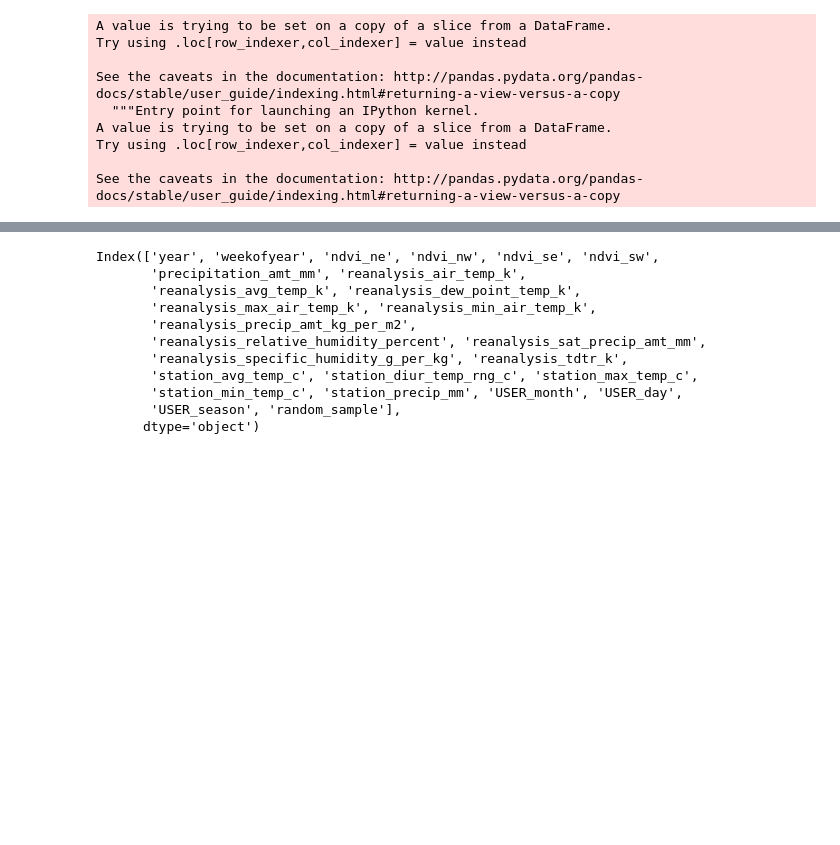
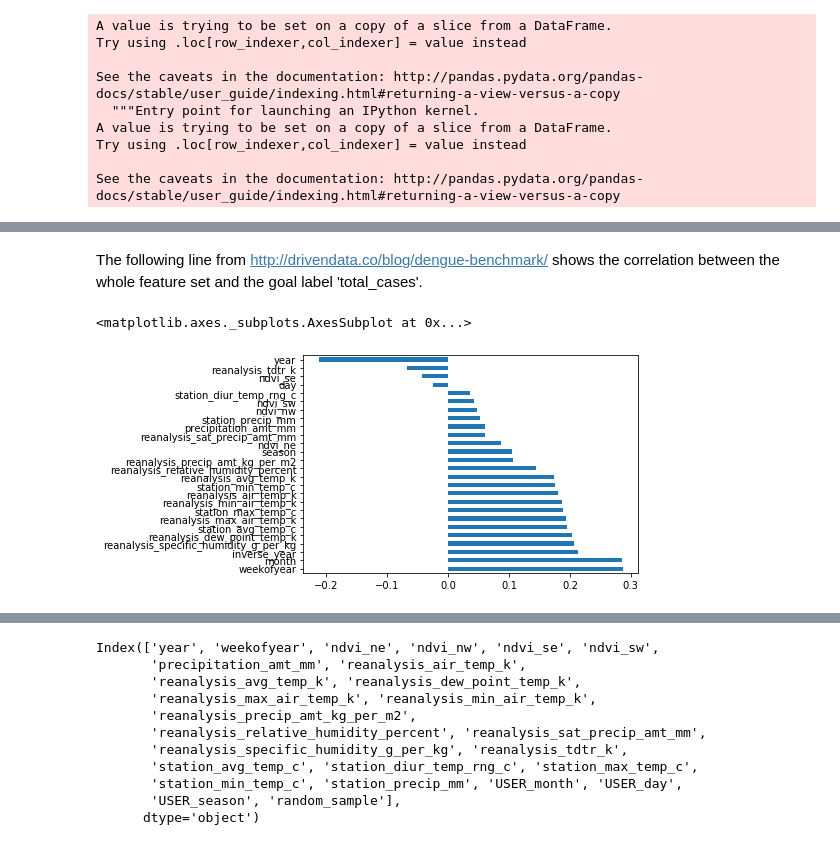
Before and after one commit to arodriguezhidalgo/DengAI_proposal, a Jupyter notebook: Model.ipynb, the cells around one changed output, grey strips where cells are left out. Cells and saved outputs as stored; diff of their text form; code cells hidden in the pictures; blank space fills up the shorter version.

```diff
--- a/Model.ipynb
+++ b/Model.ipynb
@@ -173,0 +139,13 @@ ax.set_xticklabels(
+# %% [markdown]
+The following line from http://drivendata.co/blog/dengue-benchmark/ shows the correlation between the whole feature set and the goal label 'total_cases'.
+# %%
+# This interesting
+(correlation_matrix
+     .total_cases
+     .drop('total_cases') # don't compare with myself
+     .sort_values(ascending=False)
+     .plot
+     .barh())
+# %% [output]
+<matplotlib.axes._subplots.AxesSubplot at 0x...>
+[figure, added]
```
Also changed, not shown: parts of 17 cells of this notebook, 4 other files.
